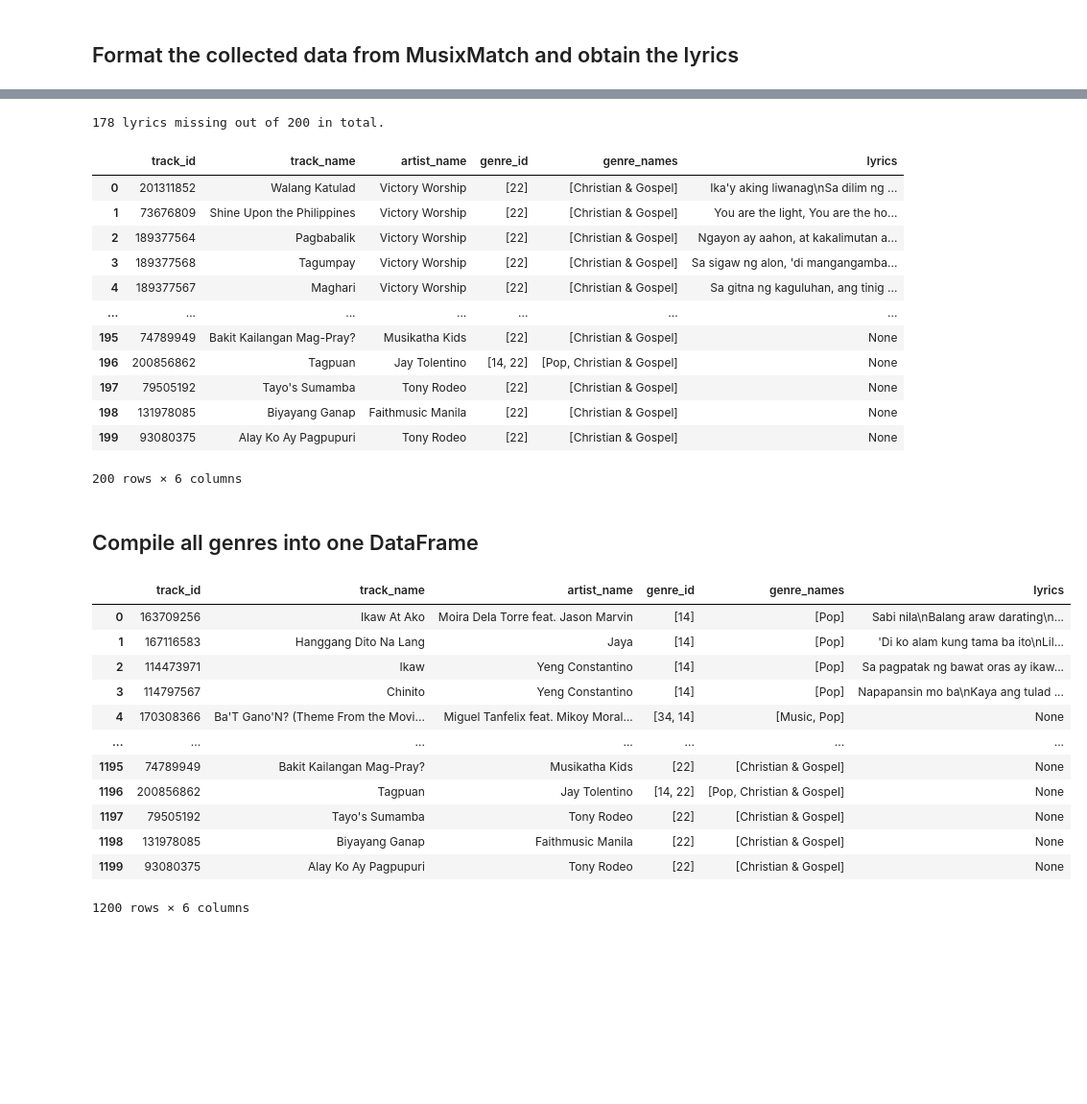
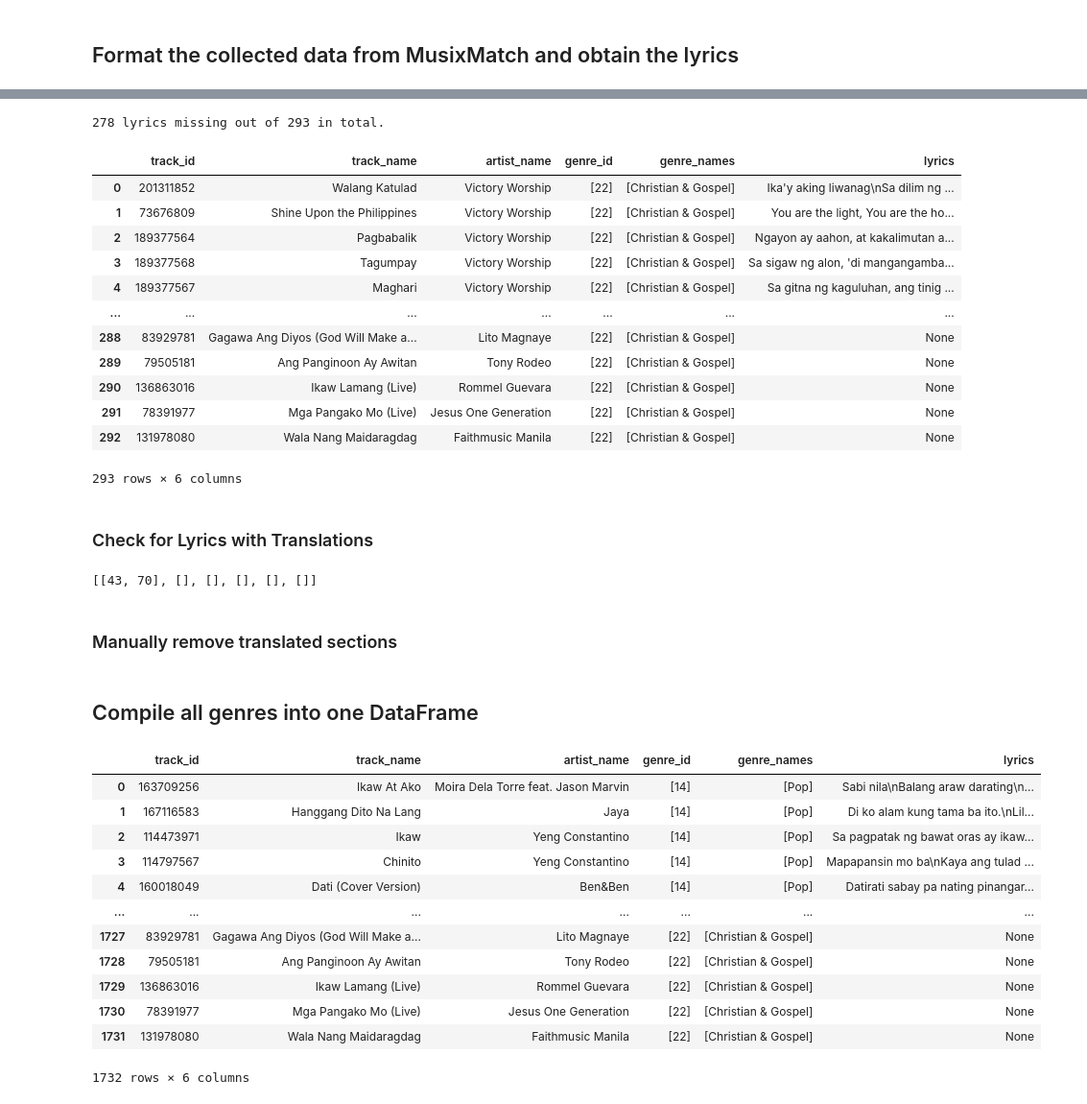
Before and after one commit to kenloquinte/DATASCI-Baby-Alive, a Jupyter notebook: FINAL/data collection.ipynb, the cells around one changed output, grey strips where cells are left out. Shown: that part at 96% size. Cells and saved outputs as stored; diff of their text form; code cells hidden in the pictures; blank space fills up the shorter version.

```diff
--- a/FINAL/data collection.ipynb
+++ b/FINAL/data collection.ipynb
@@ -122,7 +105,7 @@ except:
     rbSoul_json = []
 # %%
 try:
-    hiphop_df = pd.read_csv('hiphop_music.csv').drop('Unnamed: 0', axis=1)
+    hiphop_df = pd.read_csv('CSV Files/hiphop_music.csv').drop('Unnamed: 0', axis=1)
     hiphop_json = json.loads(hiphop_df.to_json(orient='records'))
 
     # Convert strings to list
@@ -134,7 +117,7 @@ except:
     hiphop_json = []
 # %%
 try:
-    alt_df = pd.read_csv('alternative_music.csv').drop('Unnamed: 0', axis=1)
+    alt_df = pd.read_csv('CSV Files/alternative_music.csv').drop('Unnamed: 0', axis=1)
     alt_json = json.loads(alt_df.to_json(orient='records'))
 
     # Convert strings to list
@@ -146,7 +129,7 @@ except:
     alt_json = []
 # %%
 try:
-    rock_df = pd.read_csv('rock_music.csv').drop('Unnamed: 0', axis=1)
+    rock_df = pd.read_csv('CSV Files/rock_music.csv').drop('Unnamed: 0', axis=1)
     rock_json = json.loads(rock_df.to_json(orient='records'))
 
     # Convert strings to list
@@ -158,7 +141,7 @@ except:
     rock_json = []
 # %%
 try:
-    christian_df = pd.read_csv('christian_music.csv').drop('Unnamed: 0', axis=1)
+    christian_df = pd.read_csv('CSV Files/christian_music_noAZLyrics.csv').drop('Unnamed: 0', axis=1)
     christian_json = json.loads(christian_df.to_json(orient='records'))
 
     for song in christian_json:
@@ -282,12 +265,12 @@ rock_df
 # %%
-get_genre_songs(christian_json, genres_collection[5])
+get_genre_songs(christian_json, genres_collection[5], 120)
 christian_df = pd.DataFrame(christian_json)
-christian_df.to_csv('christian_music.csv')
+christian_df.to_csv('CSV Files/christian_music_noAZLyrics.csv')
 
 print(christian_df['lyrics'].isna().sum(), "lyrics missing out of", len(christian_df), "in total.")
 christian_df
 # %% [output]
-178 lyrics missing out of 200 in total.
+278 lyrics missing out of 293 in total.
 |  | track_id | track_name | artist_name | genre_id | genre_names | lyrics |
 | 0 | 201311852 | Walang Katulad | Victory Worship | [22] | [Christian & Gospel] | Ika'y aking liwanag\nSa dilim ng ... |
 | 1 | 73676809 | Shine Upon the Philippines | Victory Worship | [22] | [Christian & Gospel] | You are the light, You are the ho... |
@@ -295,9 +278,25 @@ christian_df
 | 3 | 189377568 | Tagumpay | Victory Worship | [22] | [Christian & Gospel] | Sa sigaw ng alon, 'di mangangamba... |
 | 4 | 189377567 | Maghari | Victory Worship | [22] | [Christian & Gospel] | Sa gitna ng kaguluhan, ang tinig ... |
 | ... | ... | ... | ... | ... | ... | ... |
-| 195 | 74789949 | Bakit Kailangan Mag-Pray? | Musikatha Kids | [22] | [Christian & Gospel] | None |
-| 196 | 200856862 | Tagpuan | Jay Tolentino | [14, 22] | [Pop, Christian & Gospel] | None |
-| 197 | 79505192 | Tayo's Sumamba | Tony Rodeo | [22] | [Christian & Gospel] | None |
-| 198 | 131978085 | Biyayang Ganap | Faithmusic Manila | [22] | [Christian & Gospel] | None |
-| 199 | 93080375 | Alay Ko Ay Pagpupuri | Tony Rodeo | [22] | [Christian & Gospel] | None |
+| 288 | 83929781 | Gagawa Ang Diyos (God Will Make a... | Lito Magnaye | [22] | [Christian & Gospel] | None |
+| 289 | 79505181 | Ang Panginoon Ay Awitan | Tony Rodeo | [22] | [Christian & Gospel] | None |
+| 290 | 136863016 | Ikaw Lamang (Live) | Rommel Guevara | [22] | [Christian & Gospel] | None |
+| 291 | 78391977 | Mga Pangako Mo (Live) | Jesus One Generation | [22] | [Christian & Gospel] | None |
+| 292 | 131978080 | Wala Nang Maidaragdag | Faithmusic Manila | [22] | [Christian & Gospel] | None |
-200 rows × 6 columns
+293 rows × 6 columns
+# %% [markdown]
+### Check for Lyrics with Translations
+# %%
+withTrans = []
+music_dfs = [pop_df, rbSoul_df, hiphop_df, alt_df, rock_df, christian_df]
+
+for df in music_dfs:
+    withTrans.append(df[df['lyrics'].notnull()]
+                     [df[df['lyrics'].notnull()]['lyrics'].str.lower().str.contains("translation")]
+                     .index.tolist())
+
+withTrans
+# %% [output]
+[[43, 70], [], [], [], [], []]
+# %% [markdown]
+### Manually remove translated sections
@@ -312,19 +319,19 @@ all_music_json.extend(rock_json)
 all_music_json.extend(christian_json)
 # %%
 all_music_df = pd.DataFrame(all_music_json)
-all_music_df.to_csv('all_music.csv')
+all_music_df.to_csv('CSV Files/all_music.csv')
 all_music_df
 # %% [output]
 |  | track_id | track_name | artist_name | genre_id | genre_names | lyrics |
 | 0 | 163709256 | Ikaw At Ako | Moira Dela Torre feat. Jason Marvin | [14] | [Pop] | Sabi nila\nBalang araw darating\n... |
-| 1 | 167116583 | Hanggang Dito Na Lang | Jaya | [14] | [Pop] | 'Di ko alam kung tama ba ito\nLil... |
+| 1 | 167116583 | Hanggang Dito Na Lang | Jaya | [14] | [Pop] | Di ko alam kung tama ba ito.\nLil... |
 | 2 | 114473971 | Ikaw | Yeng Constantino | [14] | [Pop] | Sa pagpatak ng bawat oras ay ikaw... |
-| 3 | 114797567 | Chinito | Yeng Constantino | [14] | [Pop] | Napapansin mo ba\nKaya ang tulad ... |
-| 4 | 170308366 | Ba'T Gano'N? (Theme From the Movi... | Miguel Tanfelix feat. Mikoy Moral... | [34, 14] | [Music, Pop] | None |
+| 3 | 114797567 | Chinito | Yeng Constantino | [14] | [Pop] | Mapapansin mo ba\nKaya ang tulad ... |
+| 4 | 160018049 | Dati (Cover Version) | Ben&Ben | [14] | [Pop] | Datirati sabay pa nating pinangar... |
 | ... | ... | ... | ... | ... | ... | ... |
-| 1195 | 74789949 | Bakit Kailangan Mag-Pray? | Musikatha Kids | [22] | [Christian & Gospel] | None |
-| 1196 | 200856862 | Tagpuan | Jay Tolentino | [14, 22] | [Pop, Christian & Gospel] | None |
-| 1197 | 79505192 | Tayo's Sumamba | Tony Rodeo | [22] | [Christian & Gospel] | None |
-| 1198 | 131978085 | Biyayang Ganap | Faithmusic Manila | [22] | [Christian & Gospel] | None |
-| 1199 | 93080375 | Alay Ko Ay Pagpupuri | Tony Rodeo | [22] | [Christian & Gospel] | None |
+| 1727 | 83929781 | Gagawa Ang Diyos (God Will Make a... | Lito Magnaye | [22] | [Christian & Gospel] | None |
+| 1728 | 79505181 | Ang Panginoon Ay Awitan | Tony Rodeo | [22] | [Christian & Gospel] | None |
+| 1729 | 136863016 | Ikaw Lamang (Live) | Rommel Guevara | [22] | [Christian & Gospel] | None |
+| 1730 | 78391977 | Mga Pangako Mo (Live) | Jesus One Generation | [22] | [Christian & Gospel] | None |
+| 1731 | 131978080 | Wala Nang Maidaragdag | Faithmusic Manila | [22] | [Christian & Gospel] | None |
-1200 rows × 6 columns
+1732 rows × 6 columns
```
Also changed, not shown: parts of 18 cells of this notebook, 9 other files.
